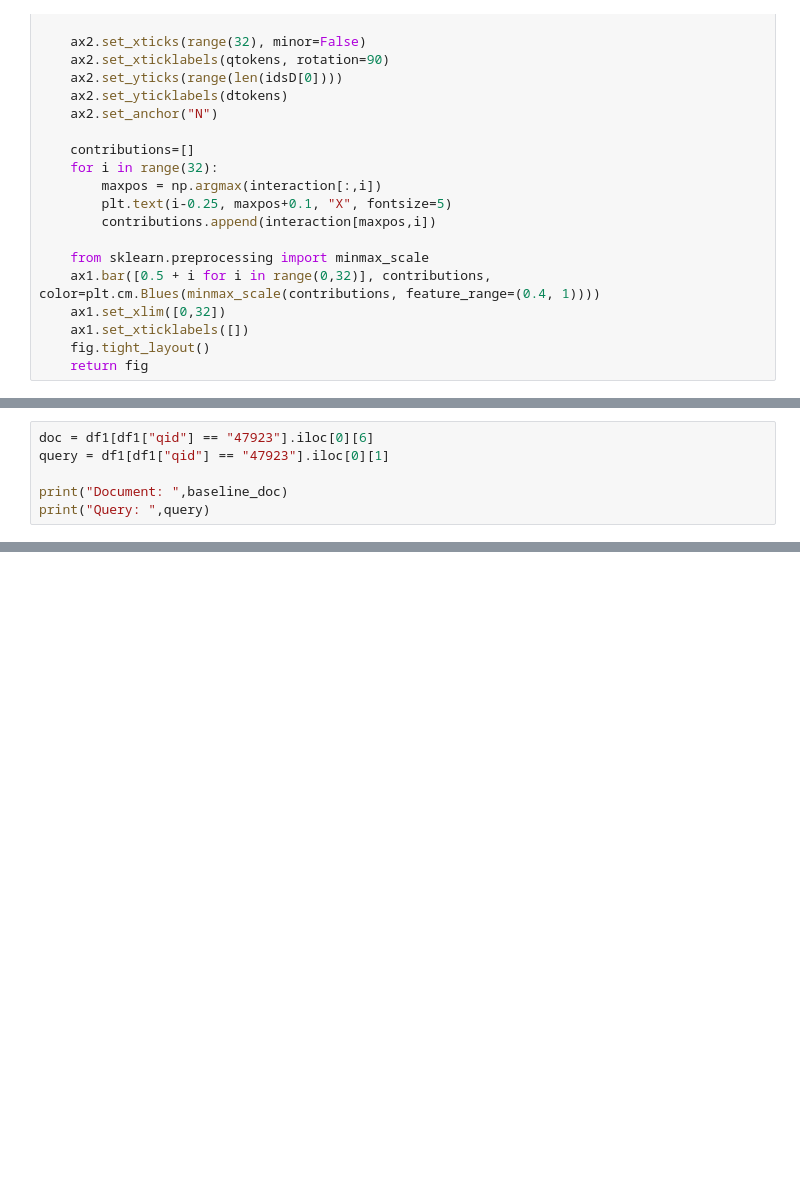
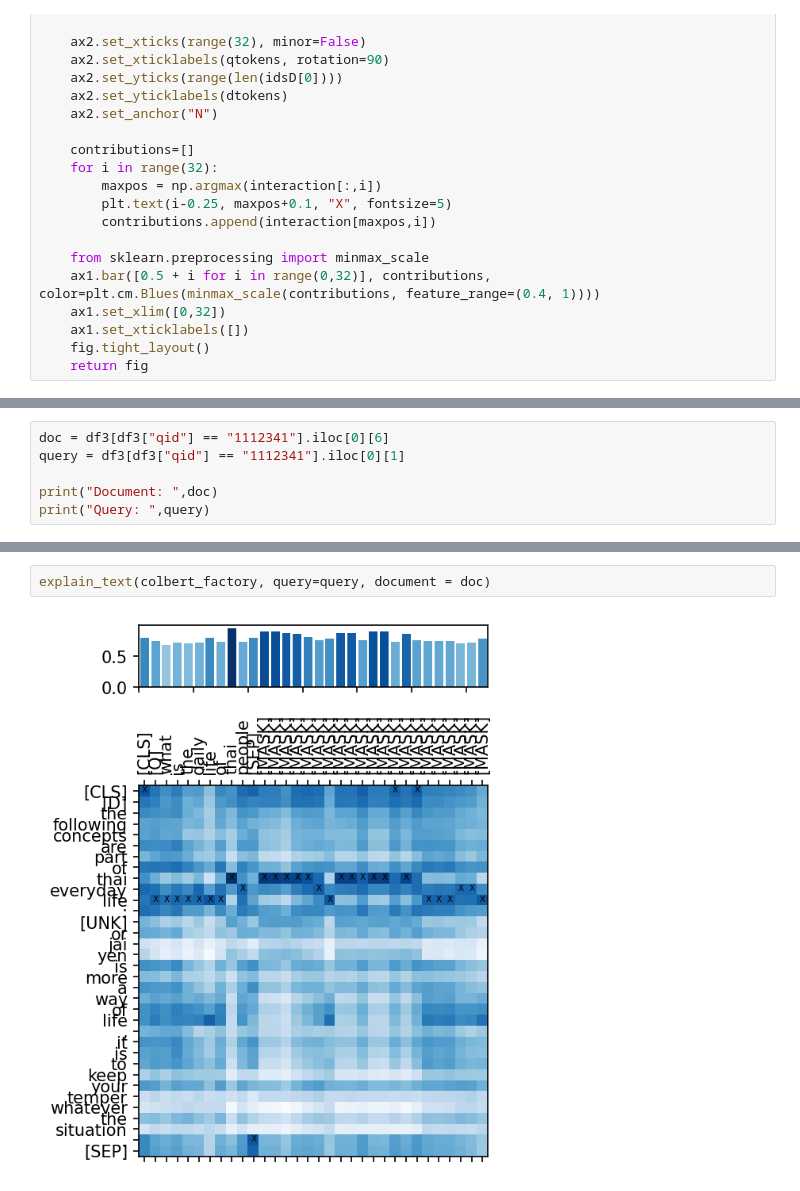
Before and after one commit to hammadkhann/Effective-CLS-Token-Representation-for-ColBERT-A-Step-Towards-Reducing-the-Storage-Cost, a Jupyter notebook: Neural_Reranking(RD2).ipynb, the cells around one changed output, grey strips where cells are left out. Drawn from its saved outputs; the diff is of its cells as text; blank space fills up the shorter version.

```diff
--- a/Neural_Reranking(RD2).ipynb
+++ b/Neural_Reranking(RD2).ipynb
@@ -657,6 +743,6 @@ def _explain(self, query, embsD, idsD):
 # %%
-doc = df1[df1["qid"] == "47923"].iloc[0][6]
-query = df1[df1["qid"] == "47923"].iloc[0][1]
+doc = df3[df3["qid"] == "1112341"].iloc[0][6]
+query = df3[df3["qid"] == "1112341"].iloc[0][1]
 
-print("Document: ",baseline_doc)
+print("Document: ",doc)
 print("Query: ",query)
@@ -662,0 +752,4 @@ print("Query: ",query)
+# %%
+explain_text(colbert_factory, query=query, document = doc)
+# %% [output]
+[figure, added]
```
Also changed, not shown: parts of 22 cells of this notebook.
